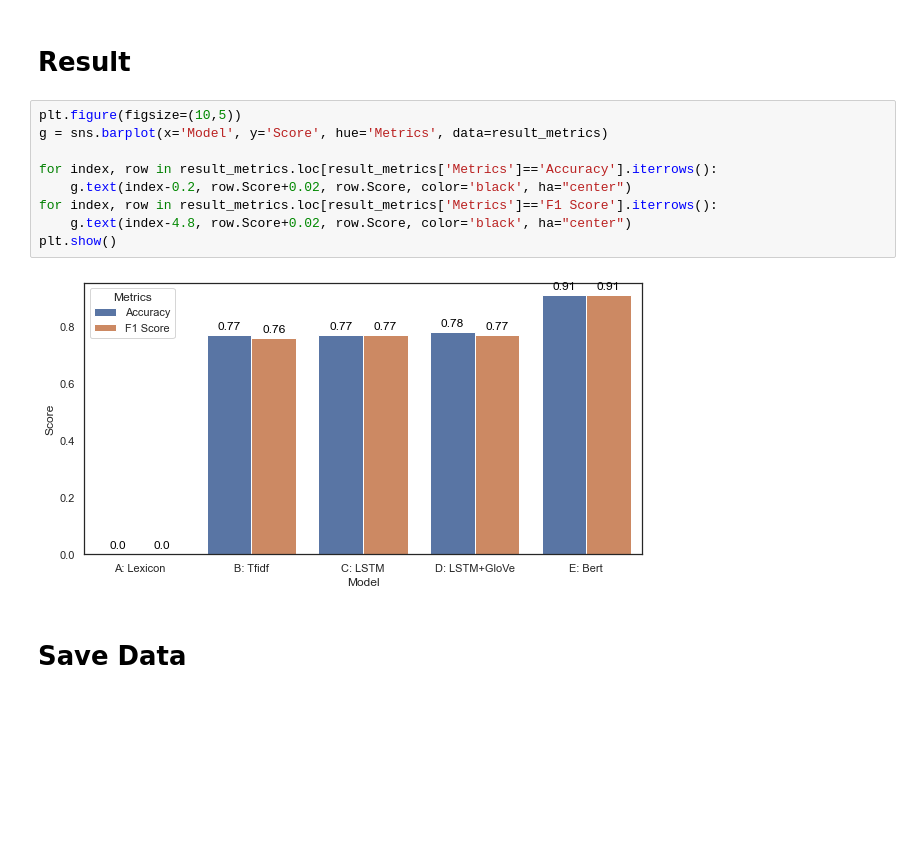
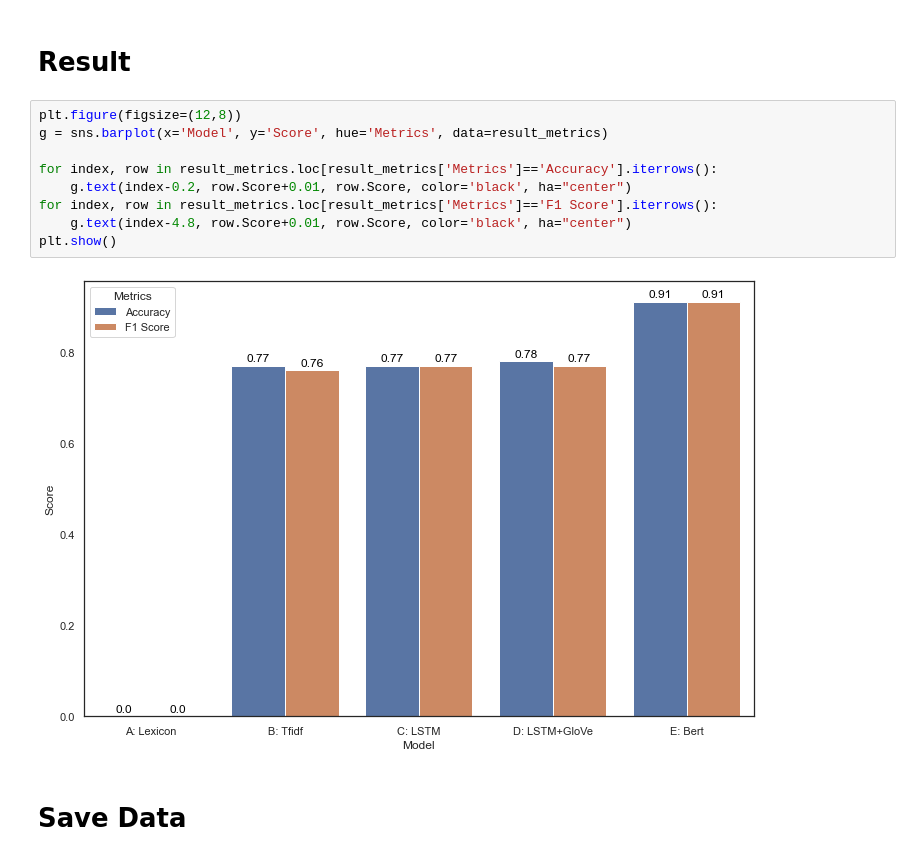
Before and after one commit to yukit-k/financial-phrase-bert, a Jupyter notebook: Model_Comparison_Tweet.ipynb, the cells around one changed output. Cells and saved outputs as stored; diff of their text form; blank space fills up the shorter version.

```diff
--- a/Model_Comparison_Tweet.ipynb
+++ b/Model_Comparison_Tweet.ipynb
@@ -1975,16 +1975,16 @@ for i in range(10):
 # %% [markdown]
 # Result
 # %%
-plt.figure(figsize=(10,5))
+plt.figure(figsize=(12,8))
 g = sns.barplot(x='Model', y='Score', hue='Metrics', data=result_metrics)
 
 for index, row in result_metrics.loc[result_metrics['Metrics']=='Accuracy'].iterrows():
-    g.text(index-0.2, row.Score+0.02, row.Score, color='black', ha="center")
+    g.text(index-0.2, row.Score+0.01, row.Score, color='black', ha="center")
 for index, row in result_metrics.loc[result_metrics['Metrics']=='F1 Score'].iterrows():
-    g.text(index-4.8, row.Score+0.02, row.Score, color='black', ha="center")
+    g.text(index-4.8, row.Score+0.01, row.Score, color='black', ha="center")
 plt.show()
 # %% [output]
-[figure, old version]
+[figure, new version]
 # %% [markdown]
 # Save Data
 # %%
```
